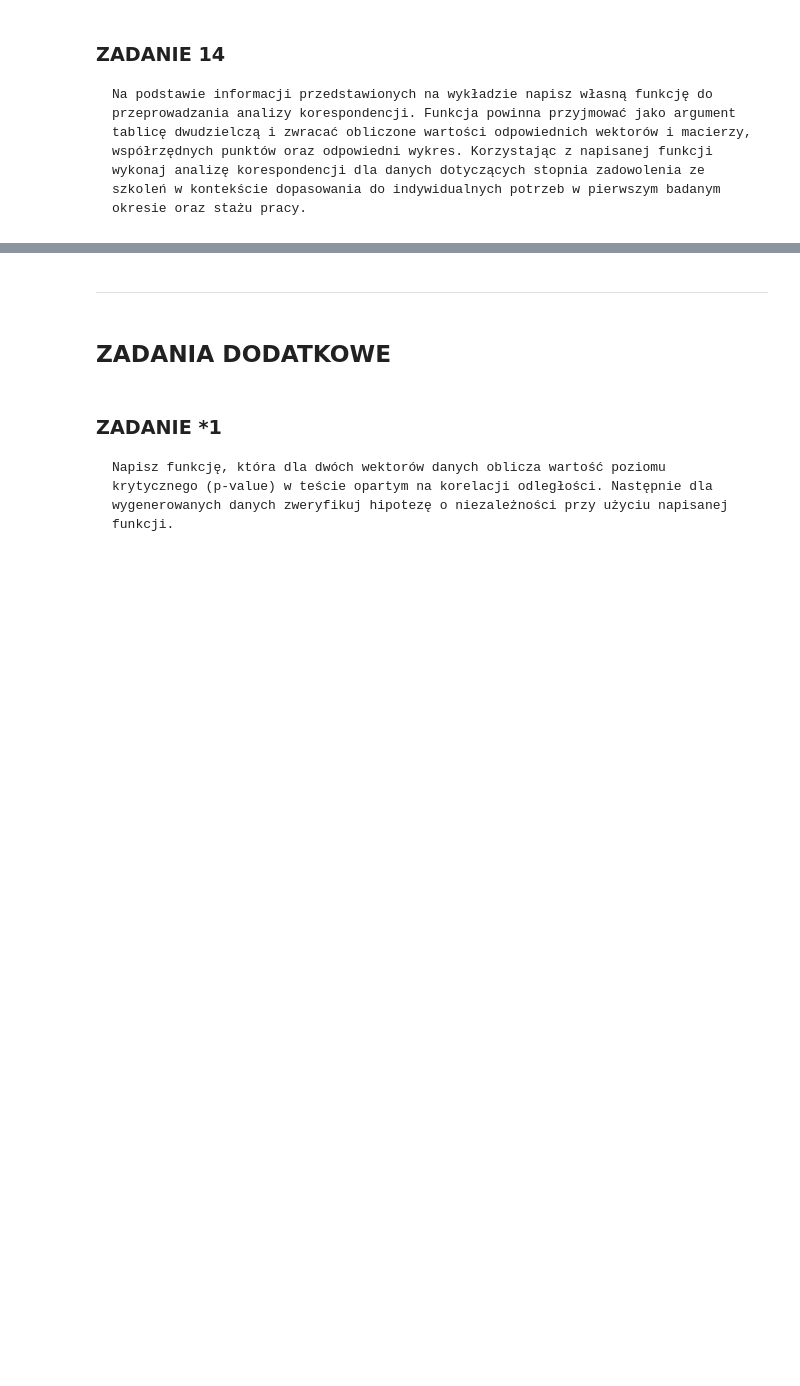
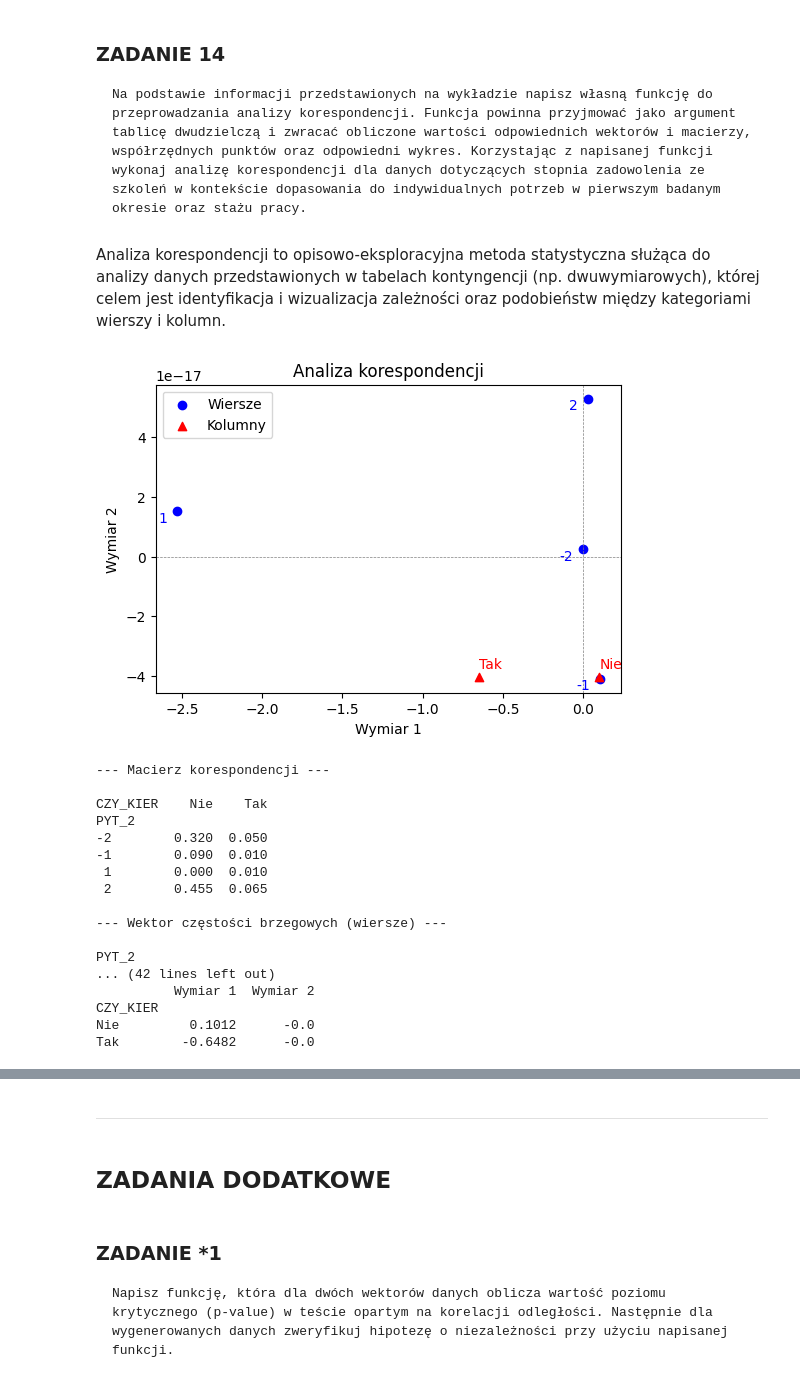
Before and after one commit to Jagaxxx/ADA_raporty, a Jupyter notebook: raport2/raport_l2.ipynb, the cells around one changed output, grey strips where cells are left out. Cells and saved outputs as stored; diff of their text form; code cells hidden in the pictures; blank space fills up the shorter version.

```diff
--- a/raport2/raport_l2.ipynb
+++ b/raport2/raport_l2.ipynb
@@ -604,14 +609,16 @@ def test_power(p, alpha, tab_size, n, M=500):
     for i in range(M):
         random_vector = np.random.multinomial(n, p)
         random_vector = random_vector.reshape(tab_size)
+        try:
+            chi2_results = chi2_contingency(random_vector)
+            fisher_results = fisher_exact(random_vector)
 
-        chi2_results = chi2_contingency(random_vector, lambda_="log-likelihood")
-        fisher_results = fisher_exact(random_vector)
-
-        if chi2_results.pvalue < alpha:
-            chi2_rejected += 1
-        if fisher_results.pvalue < alpha:
-            fisher_rejected += 1
+            if chi2_results.pvalue < alpha:
+                chi2_rejected += 1
+            if fisher_results.pvalue < alpha:
+                fisher_rejected += 1
+        except ValueError:
+            continue
 
     power_chi2 = chi2_rejected / M
     power_fisher = fisher_rejected / M
@@ -924,3 +953,5 @@ SignificanceResult(statistic=np.float64(0.28161663064776427), pvalue=np.float64(
 # %% [markdown]
 ### ZADANIE 14
     Na podstawie informacji przedstawionych na wykładzie napisz własną funkcję do przeprowadzania analizy korespondencji. Funkcja powinna przyjmować jako argument tablicę dwudzielczą i zwracać obliczone wartości odpowiednich wektorów i macierzy, współrzędnych punktów oraz odpowiedni wykres. Korzystając z napisanej funkcji wykonaj analizę korespondencji dla danych dotyczących stopnia zadowolenia ze szkoleń w kontekście dopasowania do indywidualnych potrzeb w pierwszym badanym okresie oraz stażu pracy.
+# %% [markdown]
+Analiza korespondencji to opisowo-eksploracyjna metoda statystyczna służąca do analizy danych przedstawionych w tabelach kontyngencji (np. dwuwymiarowych), której celem jest identyfikacja i wizualizacja zależności oraz podobieństw między kategoriami wierszy i kolumn.
@@ -926,0 +1013,25 @@ SignificanceResult(statistic=np.float64(0.28161663064776427), pvalue=np.float64(
+# %%
+results = correspondence_analysis(crosstab_P2CzK)
+
+for key, value in results.items():
+    print(f"\n--- {key} ---\n")
+    print(value.round(4))
+# %% [output]
+[figure, added]
+--- Macierz korespondencji ---
+
+CZY_KIER    Nie    Tak
+PYT_2
+-2        0.320  0.050
+-1        0.090  0.010
+ 1        0.000  0.010
+ 2        0.455  0.065
+
+--- Wektor częstości brzegowych (wiersze) ---
+
+PYT_2
+... (42 lines left out)
+          Wymiar 1  Wymiar 2
+CZY_KIER
+Nie         0.1012      -0.0
+Tak        -0.6482      -0.0
```
Also changed, not shown: parts of 42 cells of this notebook.
